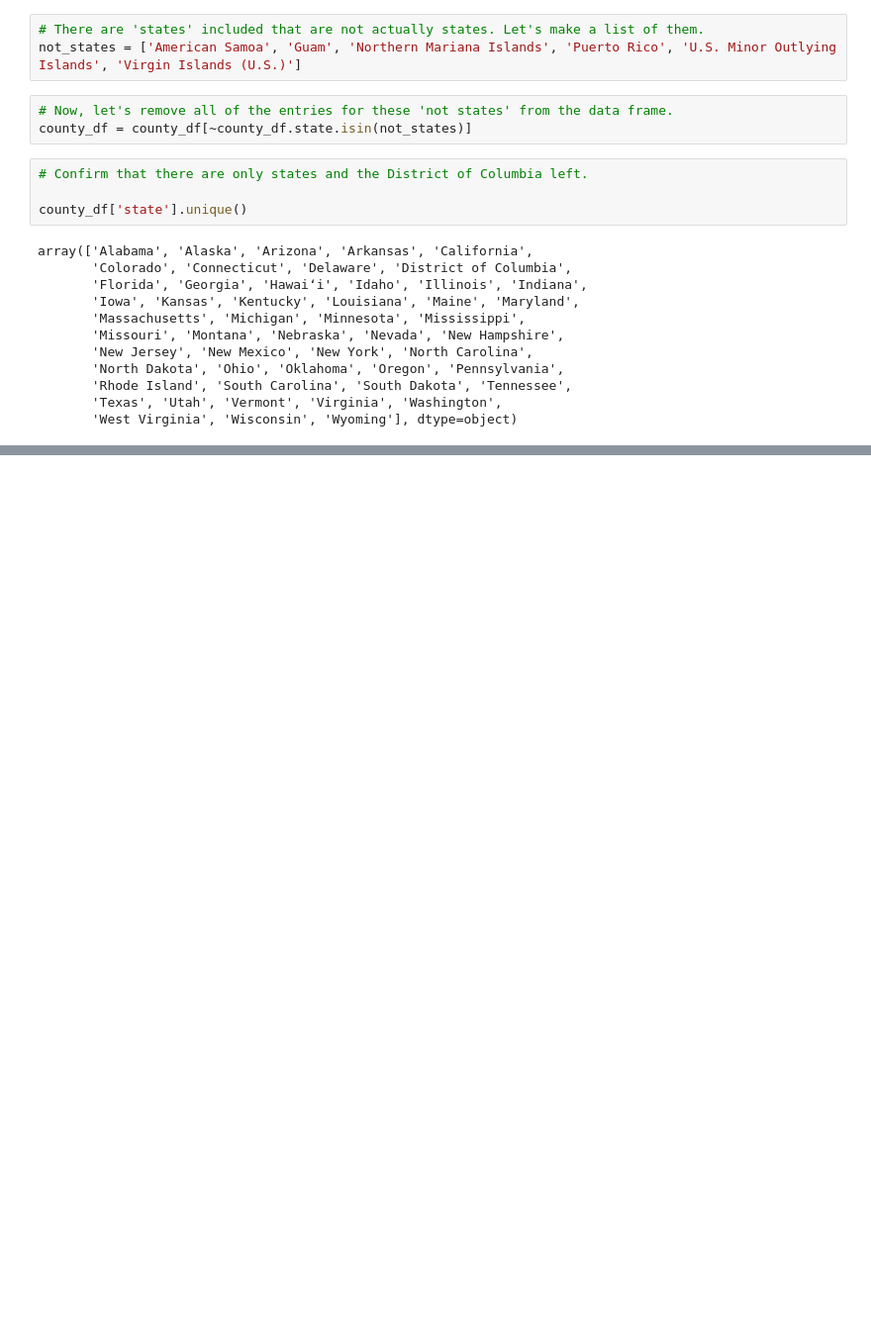
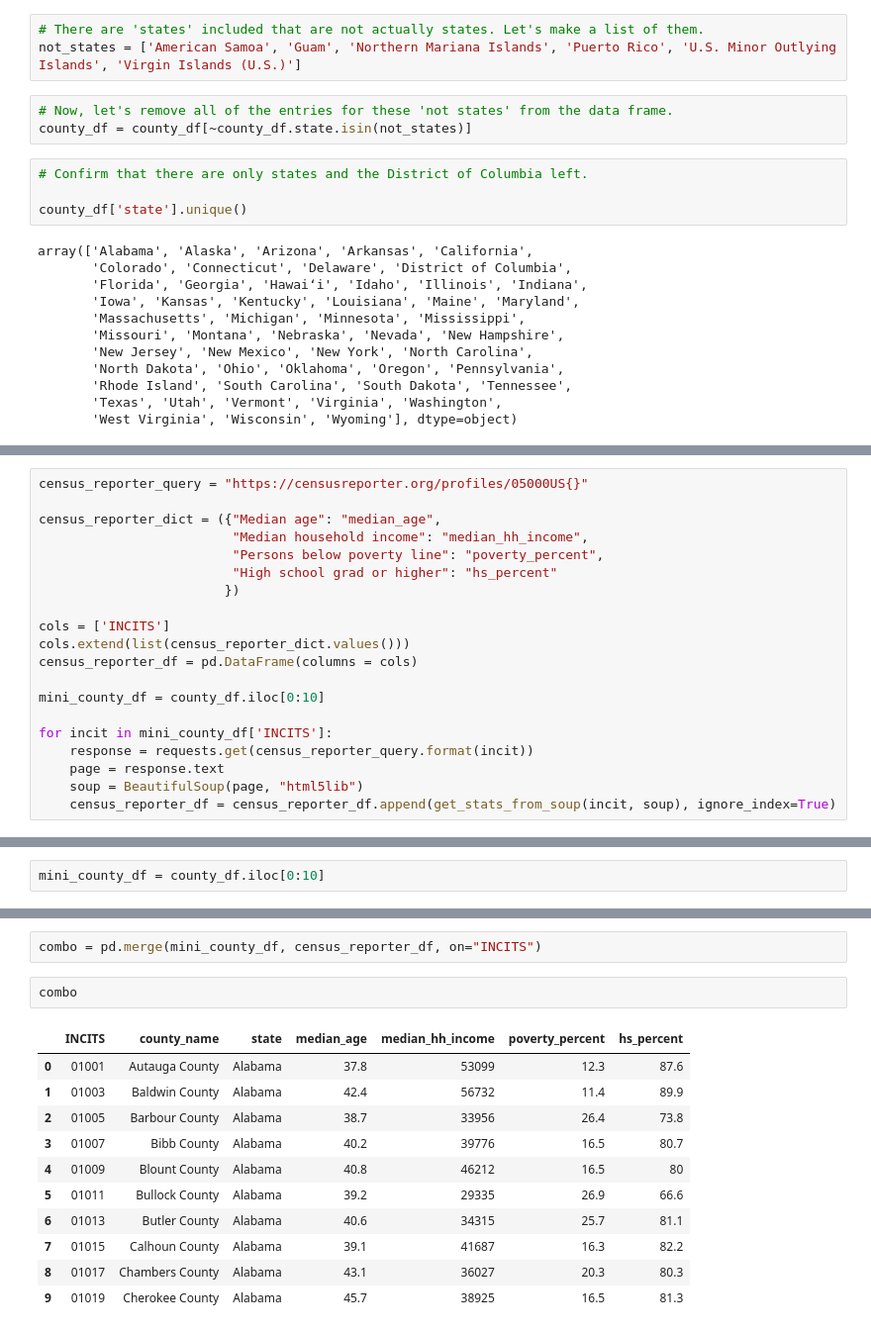
Before and after one commit to jl56923/project_2, a Jupyter notebook: Data_Scraping.ipynb, the cells around one changed output, grey strips where cells are left out. Shown at 99% size. Saved outputs shown, nothing was run; the diff lists cells and outputs as text; blank space fills up the shorter version.

```diff
--- a/Data_Scraping.ipynb
+++ b/Data_Scraping.ipynb
@@ -214,0 +252,20 @@ census_reporter_df.append(new_dict, ignore_index=True)
+# %%
+census_reporter_query = "https://censusreporter.org/profiles/05000US{}"
+
+census_reporter_dict = ({"Median age": "median_age",
+                         "Median household income": "median_hh_income",
+                         "Persons below poverty line": "poverty_percent",
+                         "High school grad or higher": "hs_percent"
+                        })
+
+cols = ['INCITS']
+cols.extend(list(census_reporter_dict.values()))
+census_reporter_df = pd.DataFrame(columns = cols)
+
+mini_county_df = county_df.iloc[0:10]
+
+for incit in mini_county_df['INCITS']:
+    response = requests.get(census_reporter_query.format(incit))
+    page = response.text
+    soup = BeautifulSoup(page, "html5lib")
+    census_reporter_df = census_reporter_df.append(get_stats_from_soup(incit, soup), ignore_index=True)
@@ -214,0 +286,2 @@ census_reporter_df.append(new_dict, ignore_index=True)
+# %%
+mini_county_df = county_df.iloc[0:10]
@@ -214,0 +309,16 @@ census_reporter_df.append(new_dict, ignore_index=True)
+# %%
+combo = pd.merge(mini_county_df, census_reporter_df, on="INCITS")
+# %%
+combo
+# %% [output]
+|  | INCITS | county_name | state | median_age | median_hh_income | poverty_percent | hs_percent |
+| 0 | 01001 | Autauga County | Alabama | 37.8 | 53099 | 12.3 | 87.6 |
+| 1 | 01003 | Baldwin County | Alabama | 42.4 | 56732 | 11.4 | 89.9 |
+| 2 | 01005 | Barbour County | Alabama | 38.7 | 33956 | 26.4 | 73.8 |
+| 3 | 01007 | Bibb County | Alabama | 40.2 | 39776 | 16.5 | 80.7 |
+| 4 | 01009 | Blount County | Alabama | 40.8 | 46212 | 16.5 | 80 |
+| 5 | 01011 | Bullock County | Alabama | 39.2 | 29335 | 26.9 | 66.6 |
+| 6 | 01013 | Butler County | Alabama | 40.6 | 34315 | 25.7 | 81.1 |
+| 7 | 01015 | Calhoun County | Alabama | 39.1 | 41687 | 16.3 | 82.2 |
+| 8 | 01017 | Chambers County | Alabama | 43.1 | 36027 | 20.3 | 80.3 |
+| 9 | 01019 | Cherokee County | Alabama | 45.7 | 38925 | 16.5 | 81.3 |
```
Also changed, not shown: parts of 35 cells of this notebook, 3 other files.
